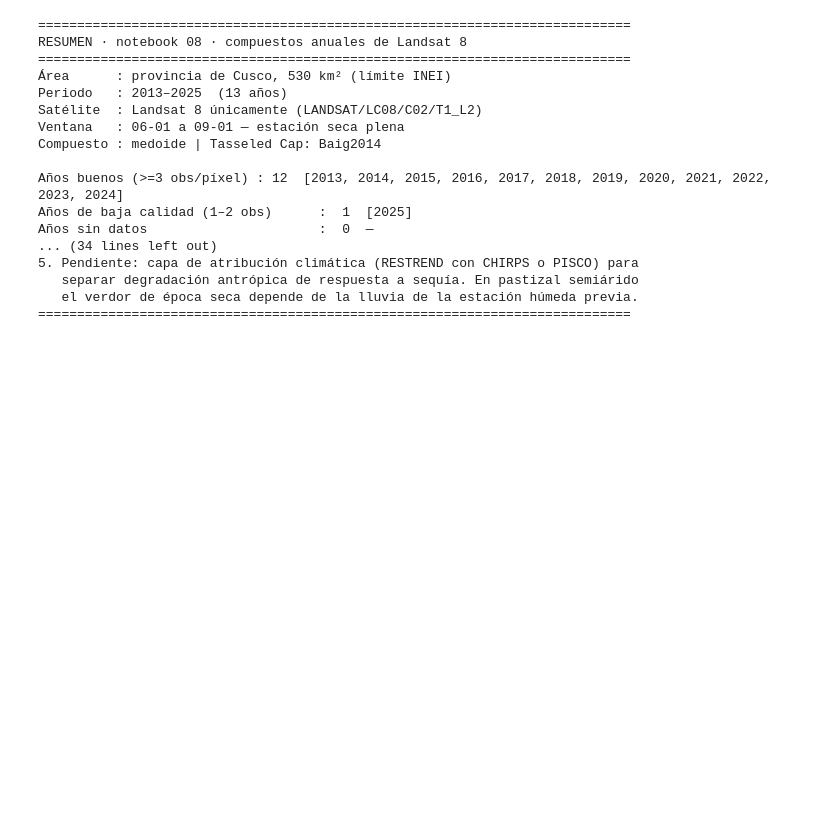
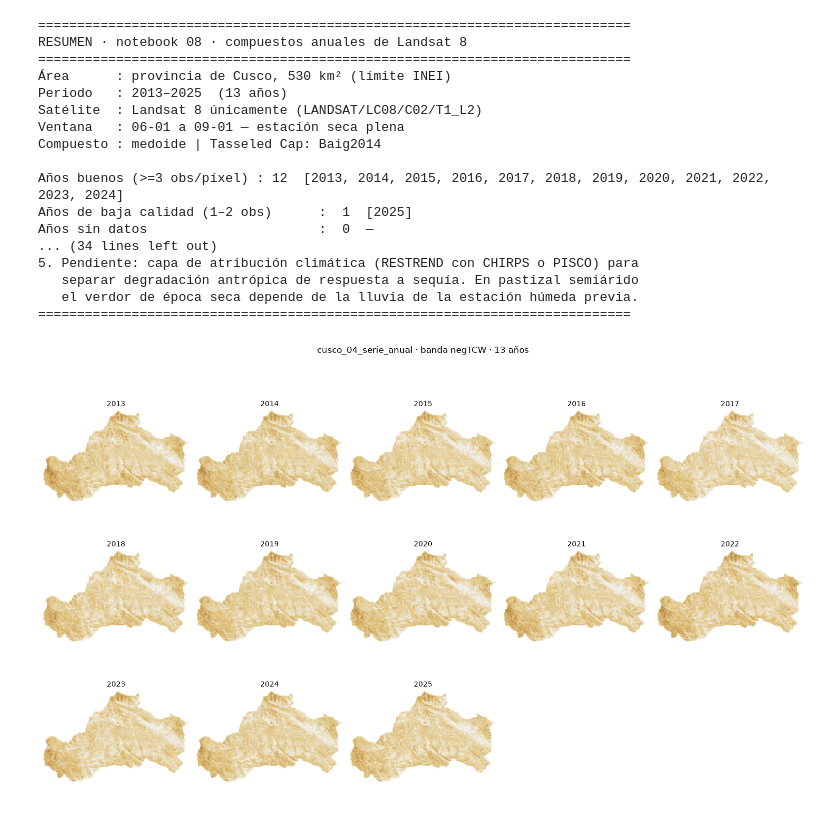
Before and after one commit to isdextre/cobertura-suelo-cusco, a Jupyter notebook: notebooks/04_serie_anual_landsat.ipynb, the cells around one changed output. Drawn from its saved outputs; the diff is of its cells as text; code cells hidden in the pictures; blank space fills up the shorter version.

```diff
--- a/notebooks/04_serie_anual_landsat.ipynb
+++ b/notebooks/04_serie_anual_landsat.ipynb
@@ -1125,7 +1125,7 @@ Peso por año: ~34 MB sin comprimir
 Total (13 años): ~0.45 GB sin comprimir
 Destino: F:\Cobertura de suelo\outputs\04_serie_anual_landsat
 # %%
-EXPORTAR = True     # ponlo en True para descargar
+EXPORTAR = False    # ponlo en True para descargar
 
 
 def tags_compuesto(anio, n_escenas):
@@ -1245,7 +1274,7 @@ Son 13 tareas de exportación; con 530 km² tardan pocos minutos. Se siguen desd
 del Code Editor o con `ee.batch.Task.list()`.
 # %%
 ASSET_SERIE = f"projects/{GEE_PROJECT}/assets/cusco_04_serie_anual"
-EXPORTAR_ASSET = True          # ponlo en True una sola vez
+EXPORTAR_ASSET = False          # ponlo en True una sola vez
 
 if EXPORTAR_ASSET:
     # La colección tiene que existir antes de escribir imágenes dentro
@@ -1367,3 +1408,59 @@ Años sin datos                      :  0  —
    separar degradación antrópica de respuesta a sequía. En pastizal semiárido
    el verdor de época seca depende de la lluvia de la estación húmeda previa.
 ============================================================================
+# %%
+# ============================================================
+# Ver las 13 imágenes del asset exportado (cusco_04_serie_anual)
+# con valores reales — el preview del Asset Manager es solo un placeholder.
+# Cambiá BANDA_VER para mirar otro índice (NDVI, BSI, n_obs, etc.)
+# ============================================================
+from PIL import Image
+import requests, io
+import numpy as np
+import matplotlib.pyplot as plt
+import math
+
+ASSET_SERIE = f"projects/{GEE_PROJECT}/assets/cusco_04_serie_anual"
+col_exportada = ee.ImageCollection(ASSET_SERIE)
+
+BANDA_VER = "negTCW"   # "negTCW" | "NDVI" | "MSAVI" | "TCG" | "TCB" | "BSI" | "NDMI" | "n_obs"
+
+vis_por_banda = {
+    "negTCW": {"bands": ["negTCW"], "min": -0.3, "max": 0.3, "palette": PAL[::-1]},
+    "NDVI":   {"bands": ["NDVI"],   "min": 0.0,  "max": 0.8, "palette": PAL},
+    "MSAVI":  {"bands": ["MSAVI"],  "min": 0.0,  "max": 0.8, "palette": PAL},
+    "TCG":    {"bands": ["TCG"],    "min": -0.2, "max": 0.3, "palette": PAL},
+    "TCB":    {"bands": ["TCB"],    "min": 0.0,  "max": 0.6, "palette": PAL[::-1]},
+    "BSI":    {"bands": ["BSI"],    "min": -0.3, "max": 0.3, "palette": PAL[::-1]},
+    "NDMI":   {"bands": ["NDMI"],   "min": -0.3, "max": 0.3, "palette": PAL},
+    "n_obs":  {"bands": ["n_obs"],  "min": 0,    "max": 6,
+               "palette": ["#67001f", "#d6604d", "#f7f7f7", "#4393c3", "#053061"]},
+}
+vis_ver = vis_por_banda[BANDA_VER]
+
+
+def miniatura_asset(img, vis, ancho=300):
+    """Miniatura PNG de una imagen del asset, recortada a la provincia."""
+    url = img.getThumbURL({**vis, "region": aoi, "dimensions": ancho, "format": "png"})
+    return np.array(Image.open(io.BytesIO(requests.get(url, timeout=180).content)))
+
+
+ncols = 5
+nfilas = math.ceil(len(anios_validos) / ncols)
+fig, ejes = plt.subplots(nfilas, ncols, figsize=(3 * ncols, 3 * nfilas))
+ejes = ejes.flatten()
+
+for i, anio in enumerate(anios_validos):
+    img = col_exportada.filter(ee.Filter.eq("year", anio)).first()
+    ejes[i].imshow(miniatura_asset(img, vis_ver))
+    ejes[i].set_title(str(anio), fontsize=10)
+    ejes[i].axis("off")
+
+for j in range(len(anios_validos), len(ejes)):
+    ejes[j].axis("off")
+
+plt.suptitle(f"cusco_04_serie_anual · banda {BANDA_VER} · {len(anios_validos)} años", y=1.02)
+plt.tight_layout()
+plt.show()
+# %% [output]
+[figure, added]
```
Also changed, not shown: parts of 3 cells of this notebook, 1 other file.
